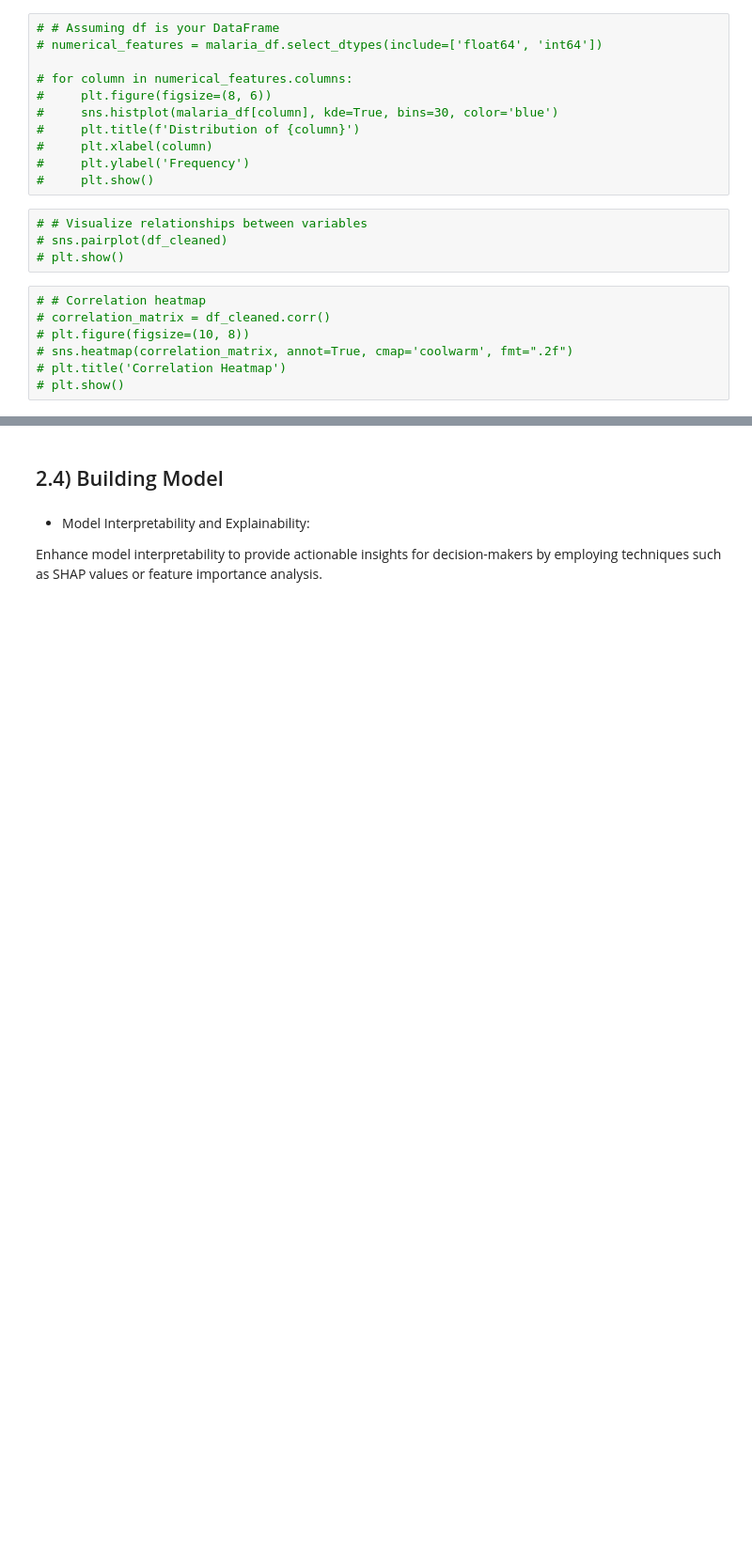
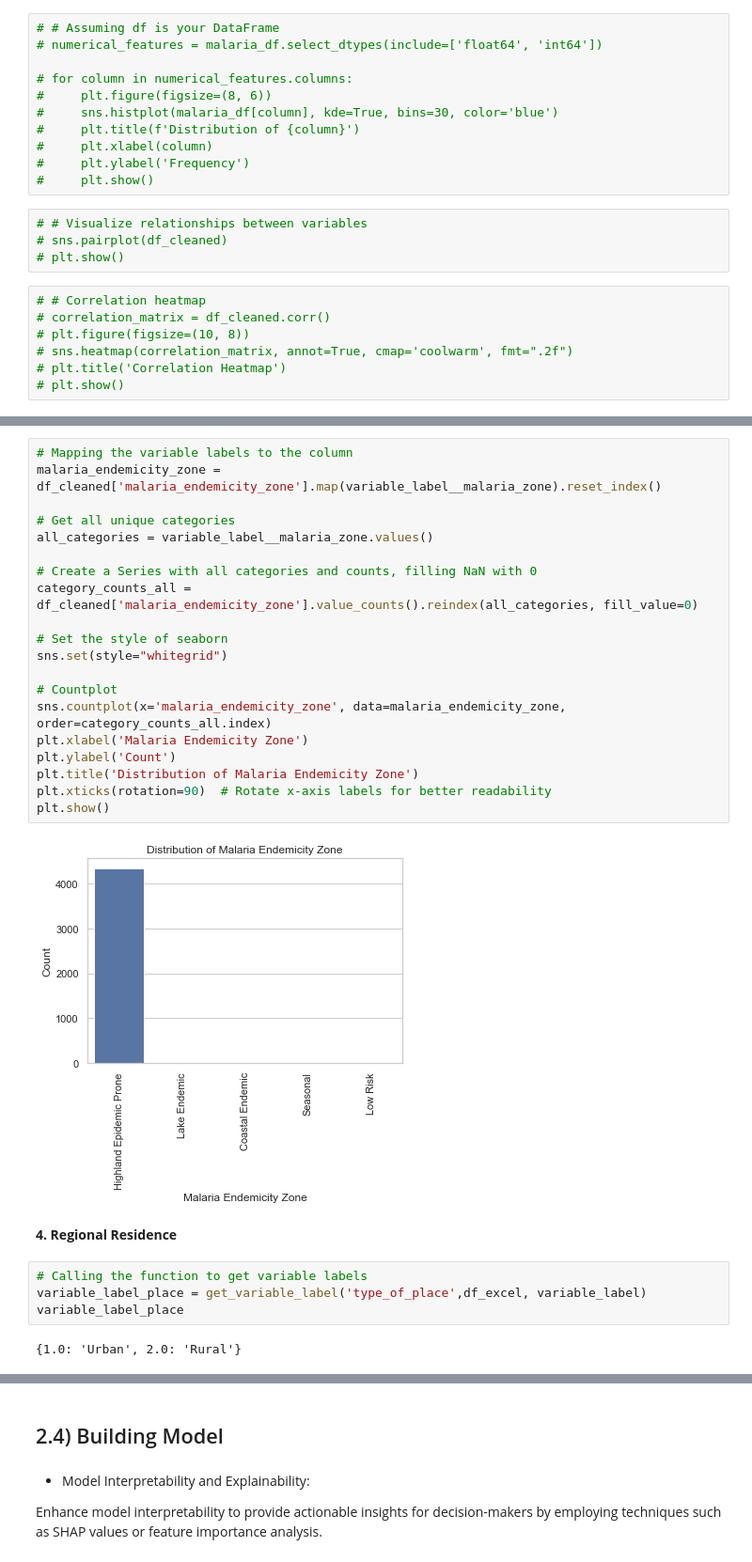
Before and after one commit to Dominic-Mu/dsc-phase-5-group-14-project, a Jupyter notebook: malaria_index.ipynb, the cells around one changed output, grey strips where cells are left out. Shown at 94% size. Drawn from its saved outputs; the diff is of its cells as text; blank space fills up the shorter version.

```diff
--- a/malaria_index.ipynb
+++ b/malaria_index.ipynb
@@ -503,0 +611,30 @@ ValueError: could not convert string to float: '       2   1'
+# %%
+# Mapping the variable labels to the column
+malaria_endemicity_zone = df_cleaned['malaria_endemicity_zone'].map(variable_label__malaria_zone).reset_index()
+
+# Get all unique categories
+all_categories = variable_label__malaria_zone.values()
+
+# Create a Series with all categories and counts, filling NaN with 0
+category_counts_all = df_cleaned['malaria_endemicity_zone'].value_counts().reindex(all_categories, fill_value=0)
+
+# Set the style of seaborn
+sns.set(style="whitegrid")
+
+# Countplot
+sns.countplot(x='malaria_endemicity_zone', data=malaria_endemicity_zone, order=category_counts_all.index)
+plt.xlabel('Malaria Endemicity Zone')
+plt.ylabel('Count')
+plt.title('Distribution of Malaria Endemicity Zone')
+plt.xticks(rotation=90)  # Rotate x-axis labels for better readability
+plt.show()
+# %% [output]
+[figure, added]
+# %% [markdown]
+**4. Regional Residence**
+# %%
+# Calling the function to get variable labels
+variable_label_place = get_variable_label('type_of_place',df_excel, variable_label)
+variable_label_place
+# %% [output]
+{1.0: 'Urban', 2.0: 'Rural'}
```
Also changed, not shown: parts of 34 cells of this notebook.
